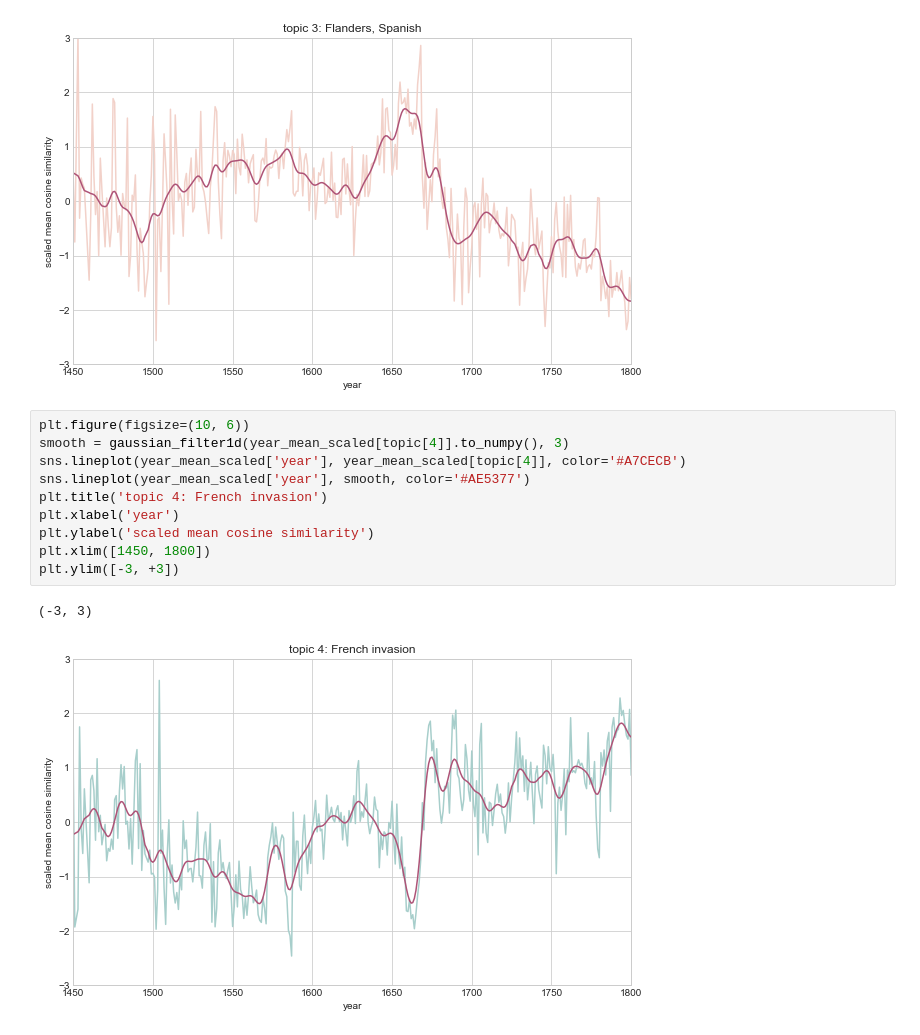
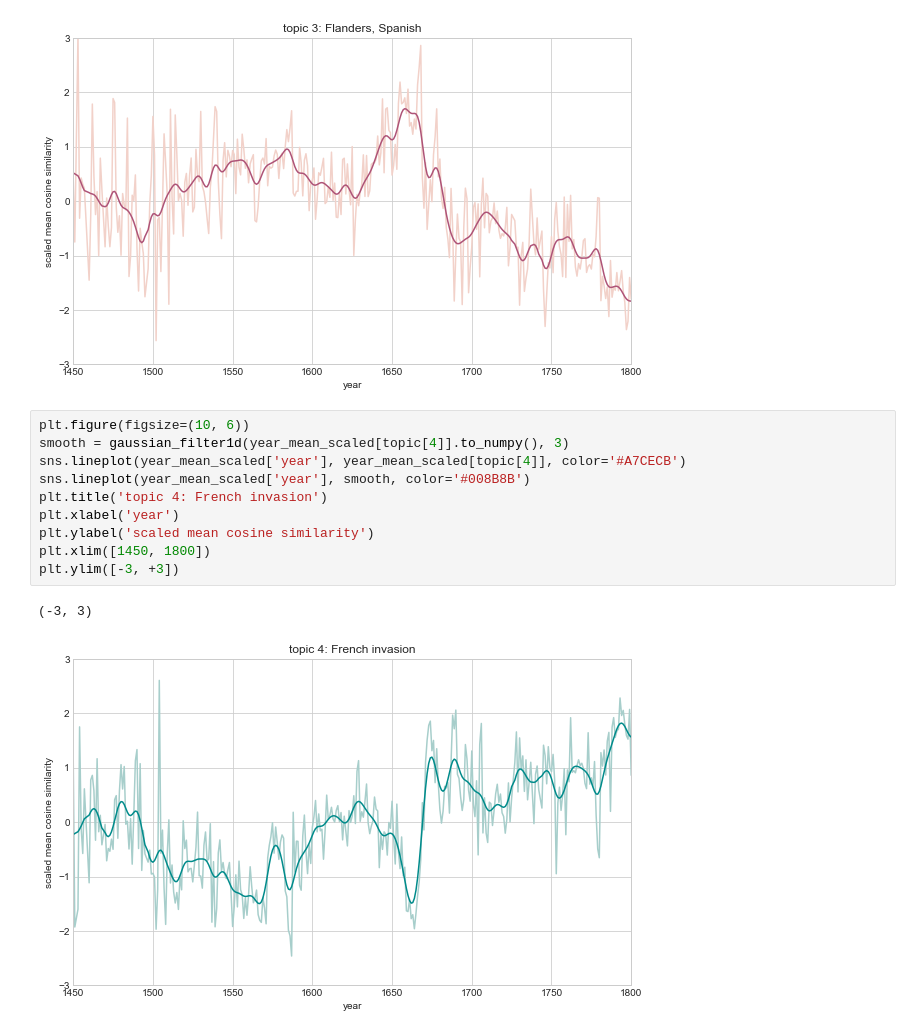
Before and after one commit to centre-for-humanities-computing/dutch-chronicles, a Jupyter notebook: notebooks/top2vec_analysis.ipynb, the cells around one changed output. Saved outputs shown, nothing was run; the diff lists cells and outputs as text.

```diff
--- a/notebooks/top2vec_analysis.ipynb
+++ b/notebooks/top2vec_analysis.ipynb
@@ -129,13 +90,13 @@ plt.show()
 # %%
 plt.figure(figsize=(10, 6))
 smooth = gaussian_filter1d(year_mean_scaled[topic[4]].to_numpy(), 3)
 sns.lineplot(year_mean_scaled['year'], year_mean_scaled[topic[4]], color='#A7CECB')
-sns.lineplot(year_mean_scaled['year'], smooth, color='#AE5377')
+sns.lineplot(year_mean_scaled['year'], smooth, color='#008B8B')
 plt.title('topic 4: French invasion')
 plt.xlabel('year')
 plt.ylabel('scaled mean cosine similarity')
 plt.xlim([1450, 1800])
 plt.ylim([-3, +3])
 # %% [output]
 (-3, 3)
-[figure, old version]
+[figure, new version]
```
Also changed, not shown: parts of 4 cells of this notebook.
